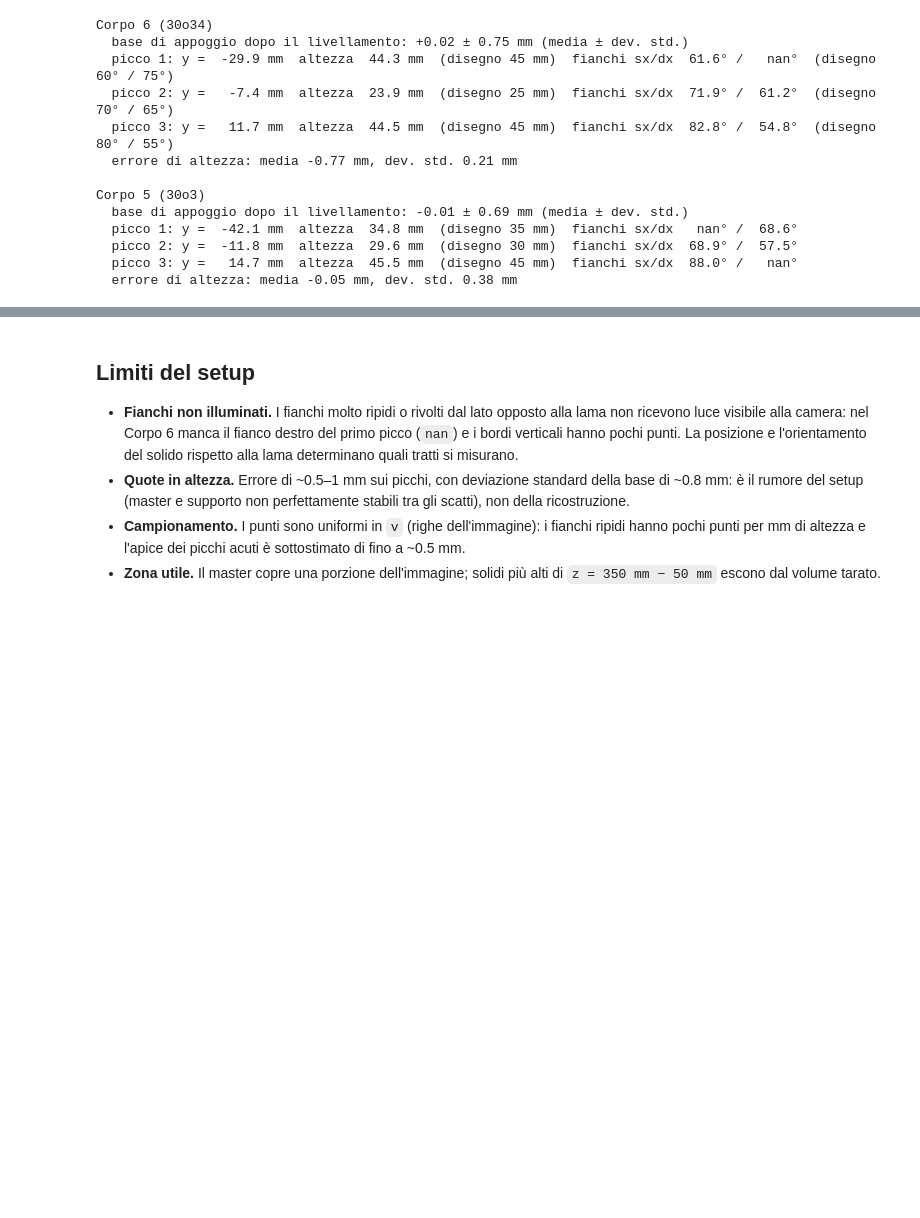
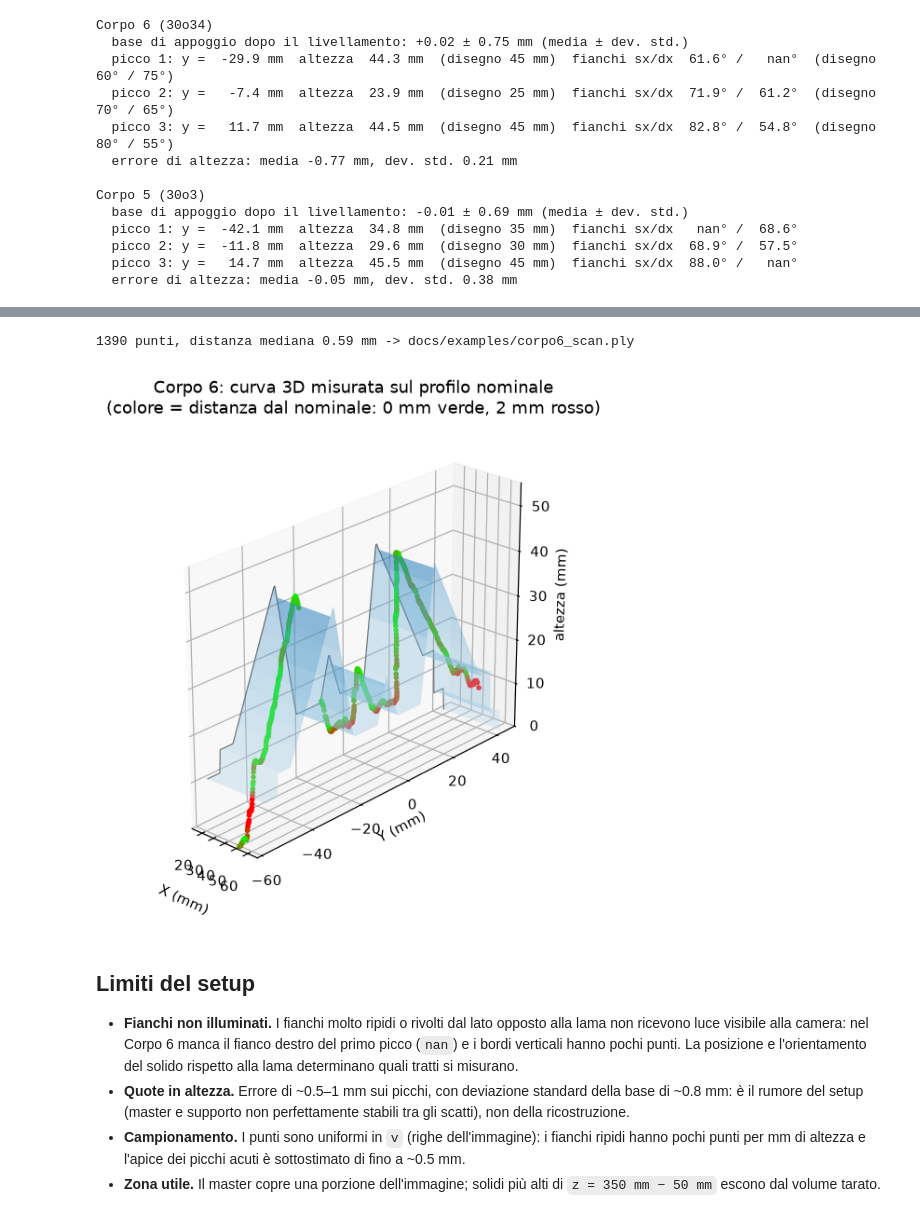
Before and after one commit to SickCiQuattro/lightsheet3d, a Jupyter notebook: notebooks/03_measurements.ipynb, the cells around one changed output, grey strips where cells are left out. Drawn from its saved outputs; the diff is of its cells as text; code cells hidden in the pictures; blank space fills up the shorter version.

Commit message:
Add PLY export and a 3D figure of the measured curve over the nominal profile

```diff
--- a/notebooks/03_measurements.ipynb
+++ b/notebooks/03_measurements.ipynb
@@ -83,3 +87,25 @@ Corpo 5 (30o3)
+# %%
+from lightsheet3d.export import distance_colors, write_ply
+from lightsheet3d.report import scan_3d
+from lightsheet3d.solids import align
+
+name = "Corpo 6 (30o34)"
+X = scan_points(DATA / "scans" / "30o34.jpg", camera.model, lp.plane)
+h = level_to_plate(X[:, 1], PLATE_Z - X[:, 2])
+sign, shift = align(NOMINAL["corpo6"], X[:, 1], h)
+
+fig = plt.figure(figsize=(9, 6))
+ax = fig.add_subplot(projection="3d")
+dist = scan_3d(ax, NOMINAL["corpo6"], X, h, sign, shift)
+ax.view_init(elev=24, azim=-48); ax.set_title("Corpo 6: curva 3D misurata sul profilo nominale\n(colore = distanza dal nominale: 0 mm verde, 2 mm rosso)")
+fig.savefig(FIGURES / "scan_3d.png", bbox_inches="tight")
+
+(ROOT / "docs" / "examples").mkdir(parents=True, exist_ok=True)
+write_ply(ROOT / "docs" / "examples" / "corpo6_scan.ply", np.column_stack([X[:, 0], X[:, 1], h]), distance_colors(dist))
+print(f"{len(X)} punti, distanza mediana {np.median(dist):.2f} mm -> docs/examples/corpo6_scan.ply")
+# %% [output]
+1390 punti, distanza mediana 0.59 mm -> docs/examples/corpo6_scan.ply
+[figure, added]
 # %% [markdown]
 ## Limiti del setup
 
```
Also changed, not shown: parts of 1 cell of this notebook, 7 other files.
